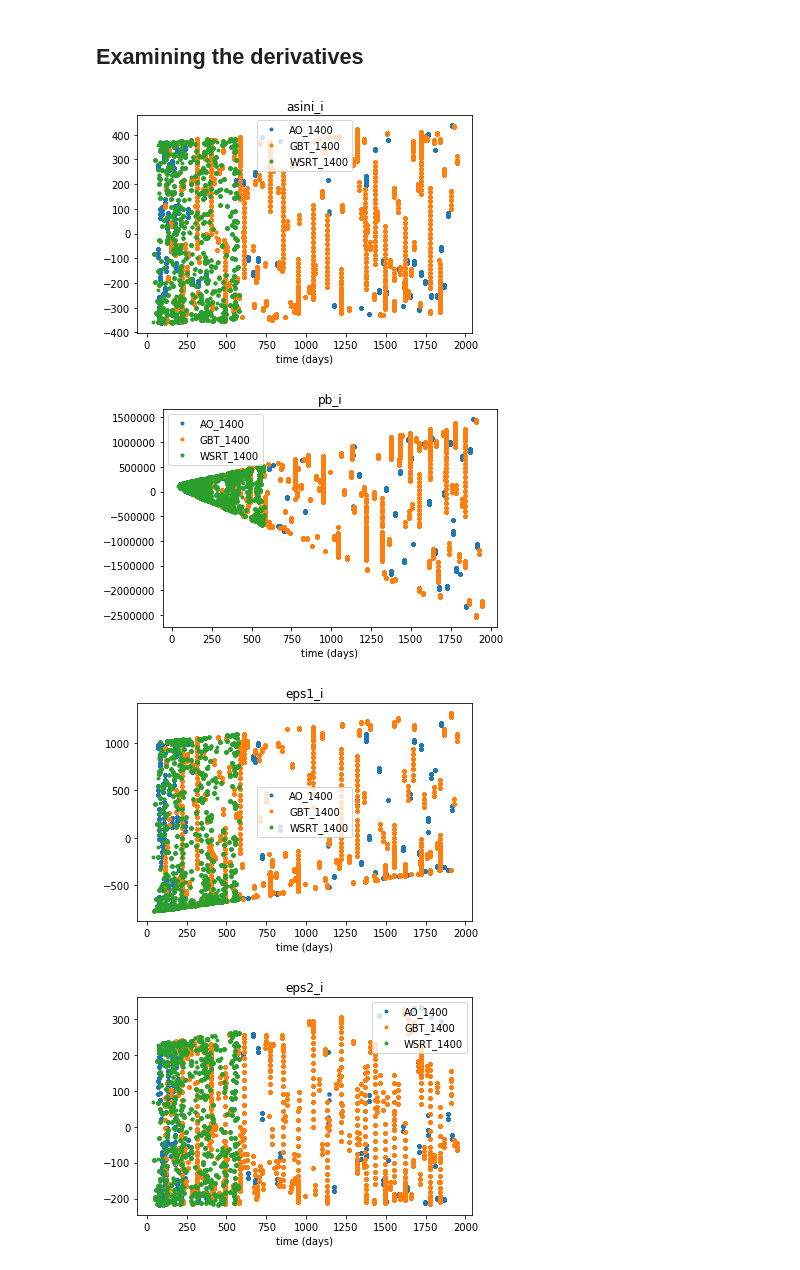
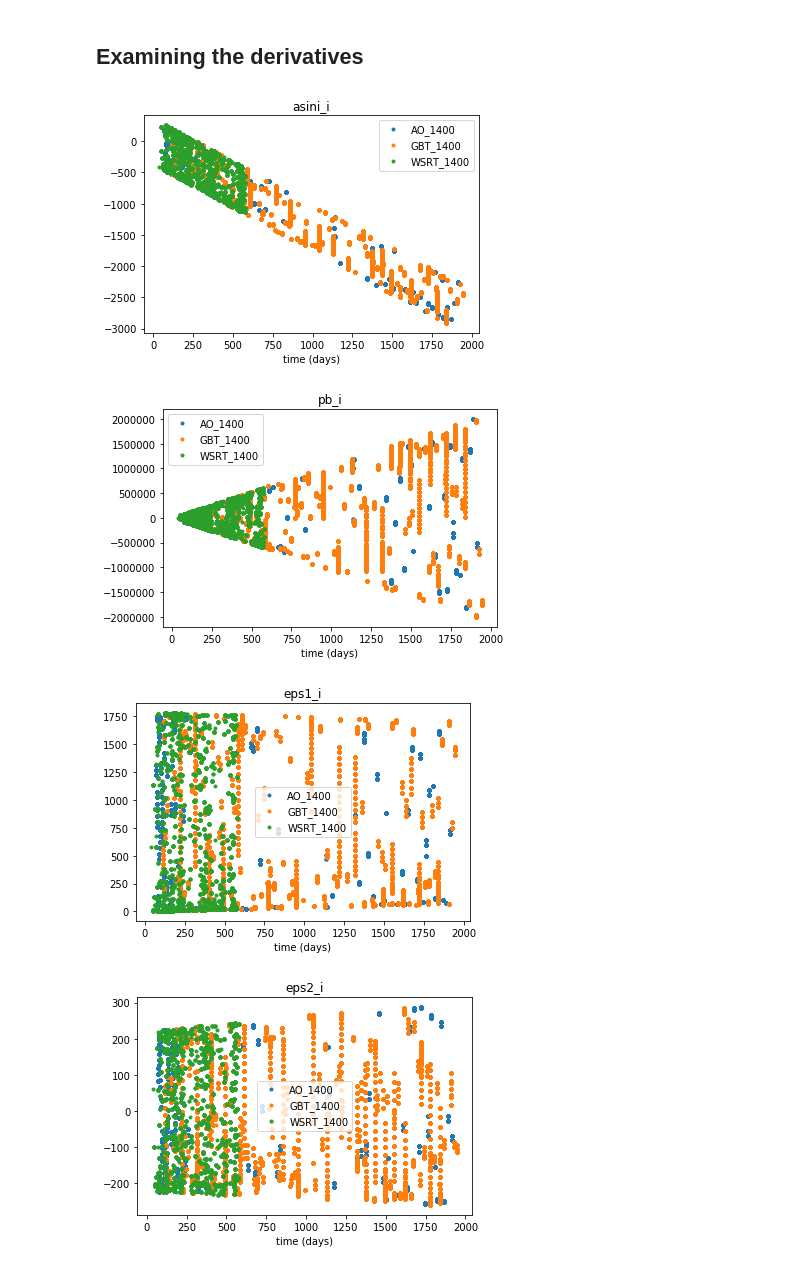
Before and after one commit to aarchiba/triplesystem, a Jupyter notebook: code-v1/k-derivative-runner.ipynb, the cells around one changed output. Cells and saved outputs as stored; diff of their text form; code cells hidden in the pictures.

```diff
--- a/code-v1/k-derivative-runner.ipynb
+++ b/code-v1/k-derivative-runner.ipynb
@@ -69,8 +69,9 @@ def submit(params, name):
         outs.append((out,err))
     return outs
 # %%
-name = "heavysimple"
+#name = "heavysimple"
 #name = "dmtesting"
+name = "lband"
 
 p = pickle.load(open(join("downhill-runs",name,"fitter_params.pickle")))
 submit(p,name)
@@ -112,11 +113,11 @@ for p in F.parameters:
 # %%
 for p in F.parameters:
     plt.figure()
     plt.title(p)
-    threebody.tplot(F, d_clean[p])
+    threebody.tplot(F, derivs[p])
     plt.legend()
 # %% [output]
-[figure, old version]
+[figure, new version]
-[figure, old version]
+[figure, new version]
-[figure, old version]
+[figure, new version]
-[figure, old version]
+[figure, new version]
```
Also changed, not shown: parts of 3 cells of this notebook, 15 other files.
